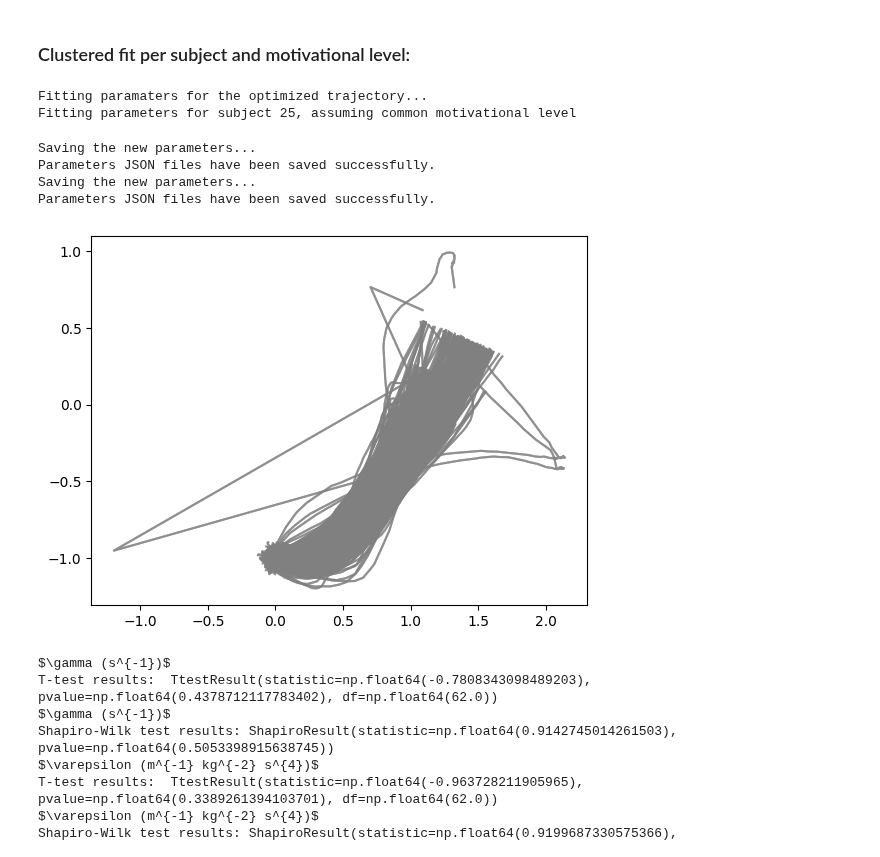
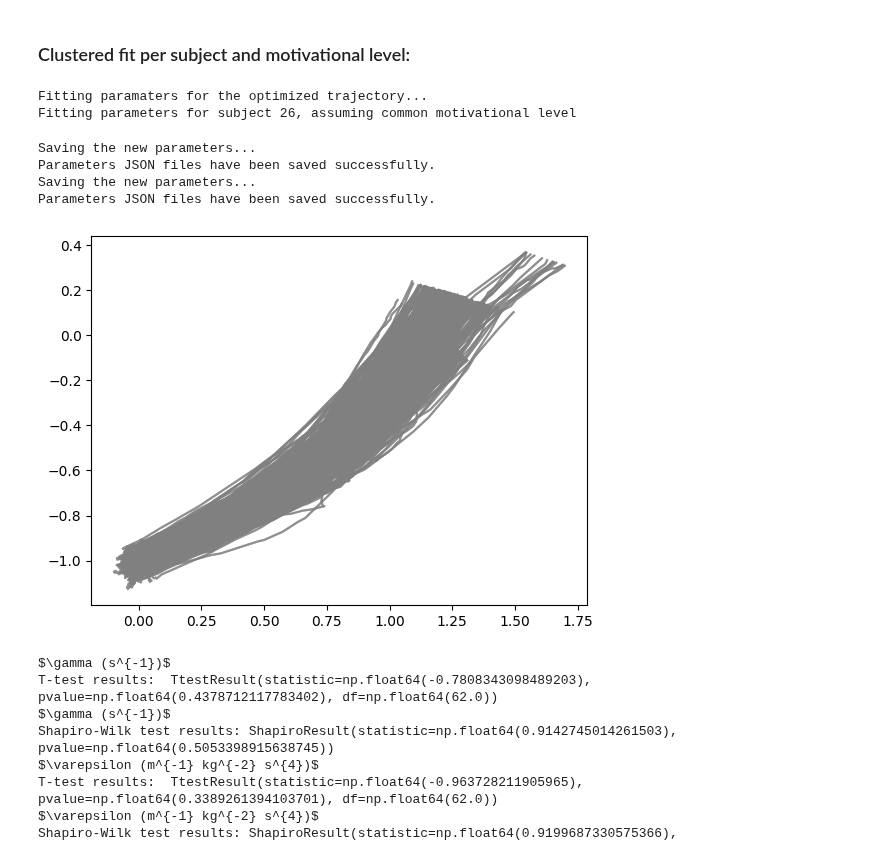
Before and after one commit to flaviaferrus/MotorControlPrediction, a Jupyter notebook: Notebooks/MotivationalFits.ipynb, the cells around one changed output. Saved outputs shown, nothing was run; the diff lists cells and outputs as text; code cells hidden in the pictures.

Commit message:
Additional Branch for further analysis and fits over motivational levels

```diff
--- a/Notebooks/MotivationalFits.ipynb
+++ b/Notebooks/MotivationalFits.ipynb
@@ -394,28 +398,28 @@ def fitParamaters(results : pd.DataFrame,
 # %%
 if fitting:
     # This is the regular fitting of the multiple parameters, by subject,
     # motivational level, mode, and cluster
     print('Fitting paramaters for the optimized trajectory...')
     new_params, opt_sigma = fitParamaters_motivation(scaled_data_dict,
                   idxrule_dict,
                   results_dict,
                   segments,
-                  first_subj = 25, last_subj = 26,
+                  first_subj = 26, last_subj = 27,
                   n_clusters = 4, folder_name = 'fitted_pics',
                   saving = saving, motivational=False)
 
 else:
     print('Loading fitted parameters...')
     params_loaded = load_params(folder_name = 'fitted_parameters')
     opt_sigma = load_params(folder_name = 'fitted_parameters_sigma')
 # %% [output]
 Fitting paramaters for the optimized trajectory...
-Fitting parameters for subject 25, assuming common motivational level
+Fitting parameters for subject 26, assuming common motivational level
 Saving the new parameters...
 Parameters JSON files have been saved successfully.
 Saving the new parameters...
 Parameters JSON files have been saved successfully.
-[figure, old version]
+[figure, new version]
 # %%
 plotting_dict_params(params_dict = new_params, opt_sigma = opt_sigma,
                          barWidth=0.5, plotting_ = 1,
```
Also changed, not shown: parts of 2 cells of this notebook, 8 other files.
